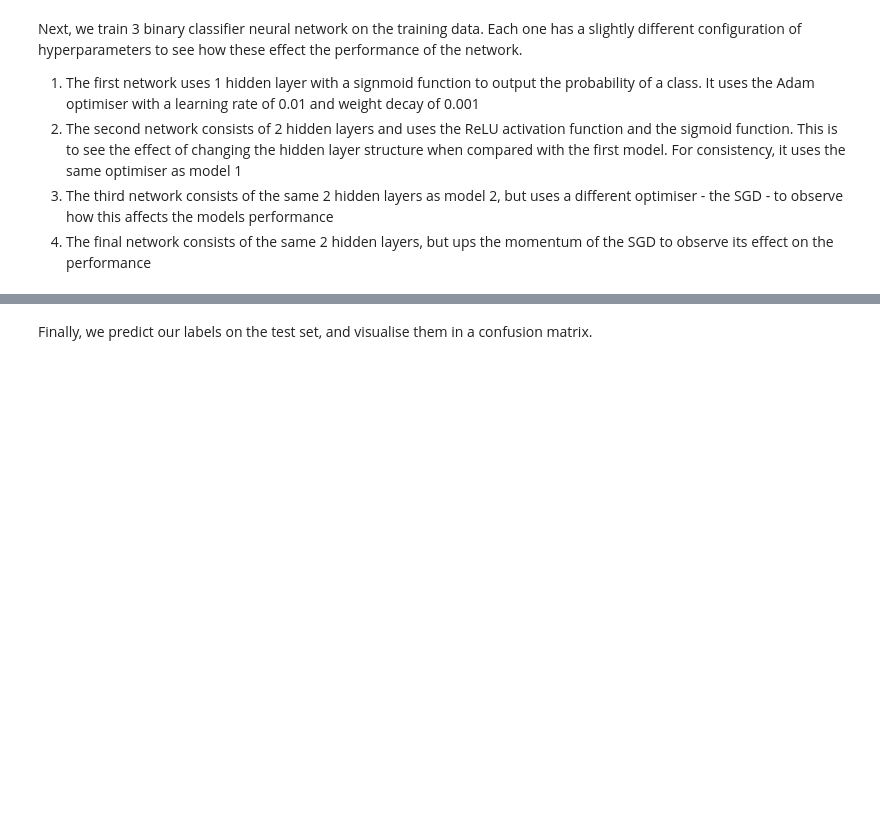
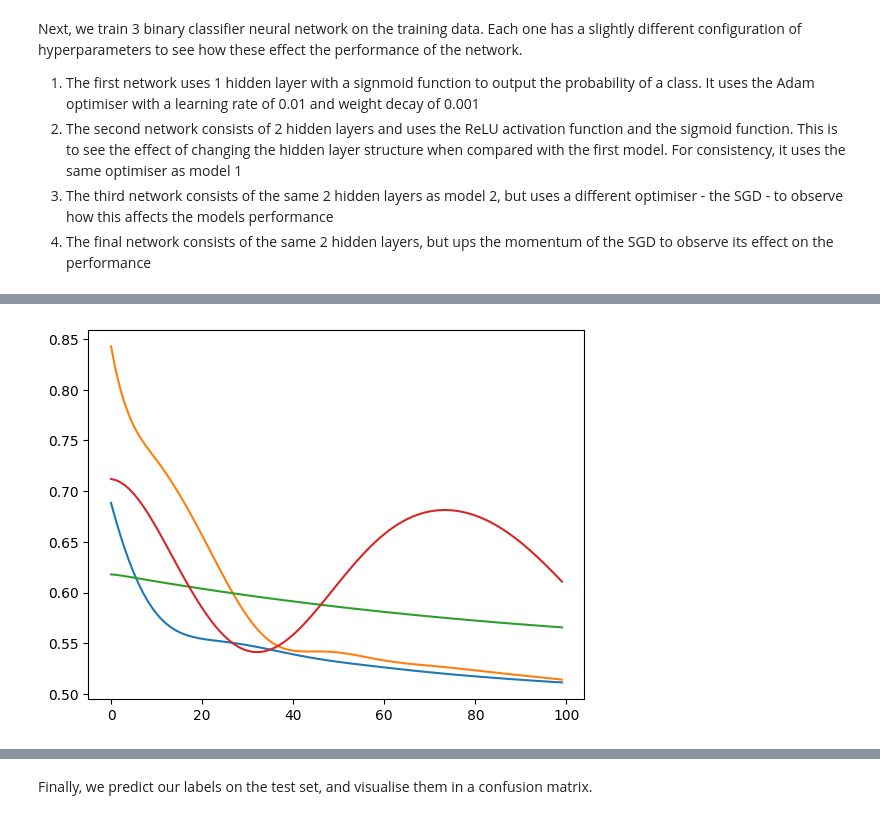
Before and after one commit to Aidan-Mulholland/Advanced-AI, a Jupyter notebook: main.ipynb, the cells around one changed output, grey strips where cells are left out. Cells and saved outputs as stored; diff of their text form; code cells hidden in the pictures; blank space fills up the shorter version.

```diff
--- a/main.ipynb
+++ b/main.ipynb
@@ -393,31 +246,0 @@ Done training!
-# %%
-class NeuralNetwork(torch.nn.Module):
-    def __init__(self, input_size):
-        super().__init__()
-        self.flatten = torch.nn.Flatten()
-        self.connected_layers = torch.nn.Sequential(
-            torch.nn.Linear(input_size, 5),
-            torch.nn.ReLU(),
-            torch.nn.Linear(5, 1),
-            torch.nn.Sigmoid()
-        )
-
-    def forward(self, x):
-        x = self.flatten(x)
-        output = self.connected_layers(x)
-        return output
-
-model_4 = NeuralNetwork(x_train.shape[1]).to(device)
-criterion = torch.nn.BCELoss()
-optimizer = torch.optim.SGD(model_4.parameters(), lr=0.01, momentum=1, weight_decay=0.001)
-losses_4 = []
-epochs = 500
-for epoch in range(epochs):
-    optimizer.zero_grad()
-    y_pred = model_4(x_train)
-    loss = criterion(y_pred.squeeze(), y_train)
-    losses_4.append(loss.item())
-    loss.backward()
-    optimizer.step()
-    print(f"epoch = {epoch}, loss = {loss}")
-print("Done training!")
@@ -441,0 +338,7 @@ Done training!
+# %%
+
+
+# Train networks and collect training data
+for network in networks:
+    network.train(x_train, y_train, 100)
+# %% [output]
@@ -442 +362,2 @@ Done training!
+[figure, added]
 # %%
```
Also changed, not shown: parts of 13 cells of this notebook.
